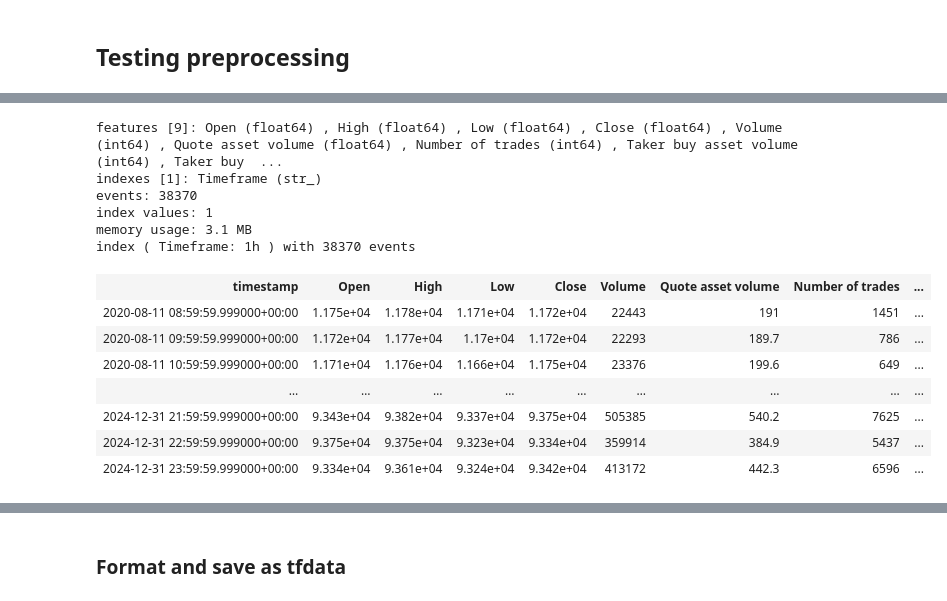
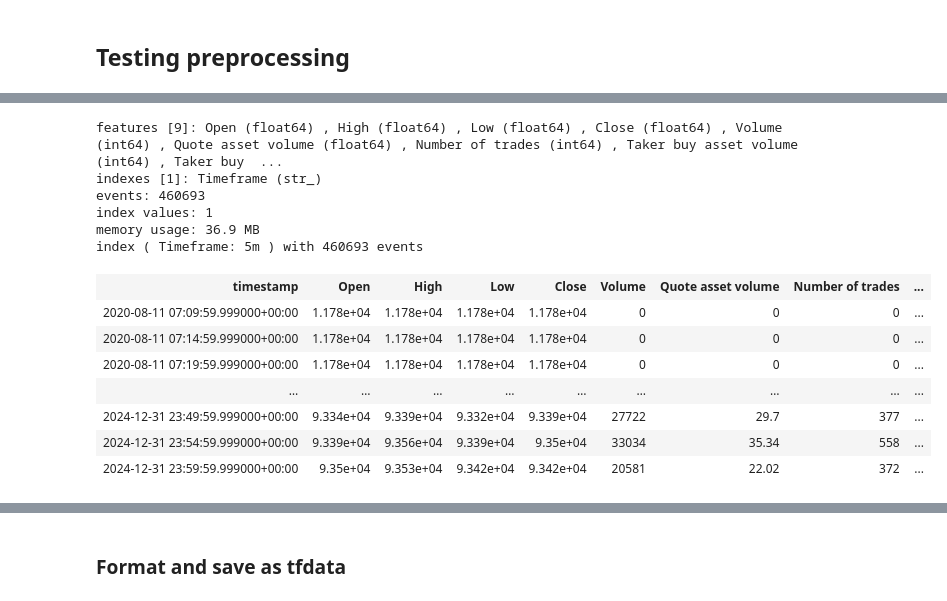
Before and after one commit to AlexShulzycki/levbot, a Jupyter notebook: Data/Preprocessing.ipynb, the cells around one changed output, grey strips where cells are left out. Saved outputs shown, nothing was run; the diff lists cells and outputs as text; code cells hidden in the pictures.

```diff
--- a/Data/Preprocessing.ipynb
+++ b/Data/Preprocessing.ipynb
@@ -21,24 +19,23 @@ E0000 00:00:1738271136.675111   31160 cuda_blas.cc:1418] Unable to register cuBL
 To enable the following instructions: AVX2 FMA, in other operations, rebuild TensorFlow with the appropriate compiler flags.
 # %%
-CG = TFRecorder.coinRecordGenerator("BTCUSD_PERP", datalocation="Data")
+CG = TFRecorder.coinRecordGenerator("BTCUSD_PERP")
 
 CG.loadData("klines", "5m")
-CG.loadData("klines", "1h")
 # %% [output]
 features [9]: Open (float64) , High (float64) , Low (float64) , Close (float64) , Volume (int64) , Quote asset volume (float64) , Number of trades (int64) , Taker buy asset volume (int64) , Taker buy  ...
 indexes [1]: Timeframe (str_)
-events: 38370
+events: 460693
 index values: 1
-memory usage: 3.1 MB
-index ( Timeframe: 1h ) with 38370 events
+memory usage: 36.9 MB
+index ( Timeframe: 5m ) with 460693 events
 | timestamp | Open | High | Low | Close | Volume | Quote asset volume | Number of trades | ... |
-| 2020-08-11 08:59:59.999000+00:00 | 1.175e+04 | 1.178e+04 | 1.171e+04 | 1.172e+04 | 22443 | 191 | 1451 | ... |
-| 2020-08-11 09:59:59.999000+00:00 | 1.172e+04 | 1.177e+04 | 1.17e+04 | 1.172e+04 | 22293 | 189.7 | 786 | ... |
-| 2020-08-11 10:59:59.999000+00:00 | 1.171e+04 | 1.176e+04 | 1.166e+04 | 1.175e+04 | 23376 | 199.6 | 649 | ... |
+| 2020-08-11 07:09:59.999000+00:00 | 1.178e+04 | 1.178e+04 | 1.178e+04 | 1.178e+04 | 0 | 0 | 0 | ... |
+| 2020-08-11 07:14:59.999000+00:00 | 1.178e+04 | 1.178e+04 | 1.178e+04 | 1.178e+04 | 0 | 0 | 0 | ... |
+| 2020-08-11 07:19:59.999000+00:00 | 1.178e+04 | 1.178e+04 | 1.178e+04 | 1.178e+04 | 0 | 0 | 0 | ... |
 | … | … | … | … | … | … | … | … | ... |
-| 2024-12-31 21:59:59.999000+00:00 | 9.343e+04 | 9.382e+04 | 9.337e+04 | 9.375e+04 | 505385 | 540.2 | 7625 | ... |
-| 2024-12-31 22:59:59.999000+00:00 | 9.375e+04 | 9.375e+04 | 9.323e+04 | 9.334e+04 | 359914 | 384.9 | 5437 | ... |
-| 2024-12-31 23:59:59.999000+00:00 | 9.334e+04 | 9.361e+04 | 9.324e+04 | 9.342e+04 | 413172 | 442.3 | 6596 | ... |
+| 2024-12-31 23:49:59.999000+00:00 | 9.334e+04 | 9.339e+04 | 9.332e+04 | 9.339e+04 | 27722 | 29.7 | 377 | ... |
+| 2024-12-31 23:54:59.999000+00:00 | 9.339e+04 | 9.356e+04 | 9.339e+04 | 9.35e+04 | 33034 | 35.34 | 558 | ... |
+| 2024-12-31 23:59:59.999000+00:00 | 9.35e+04 | 9.353e+04 | 9.342e+04 | 9.342e+04 | 20581 | 22.02 | 372 | ... |
 # %%
 CG.evset.plot(min_time = datetime(2024, 1, 10, 6).timestamp(), max_time = datetime(2024, 1, 10, 12).timestamp())
 #CG.evset.
```
Also changed, not shown: parts of 3 cells of this notebook, 1 other file.
